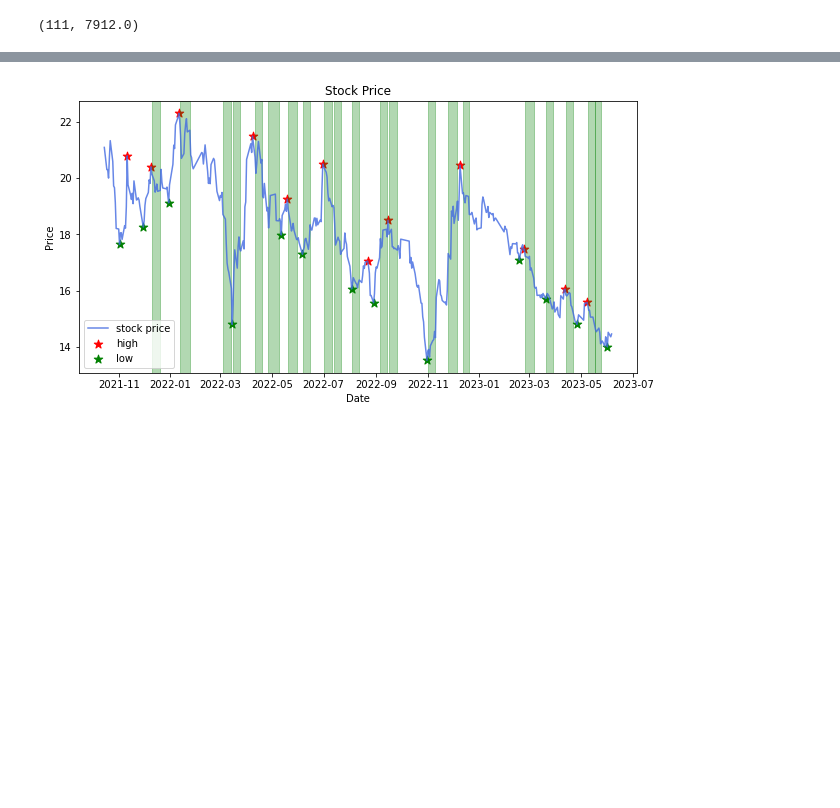
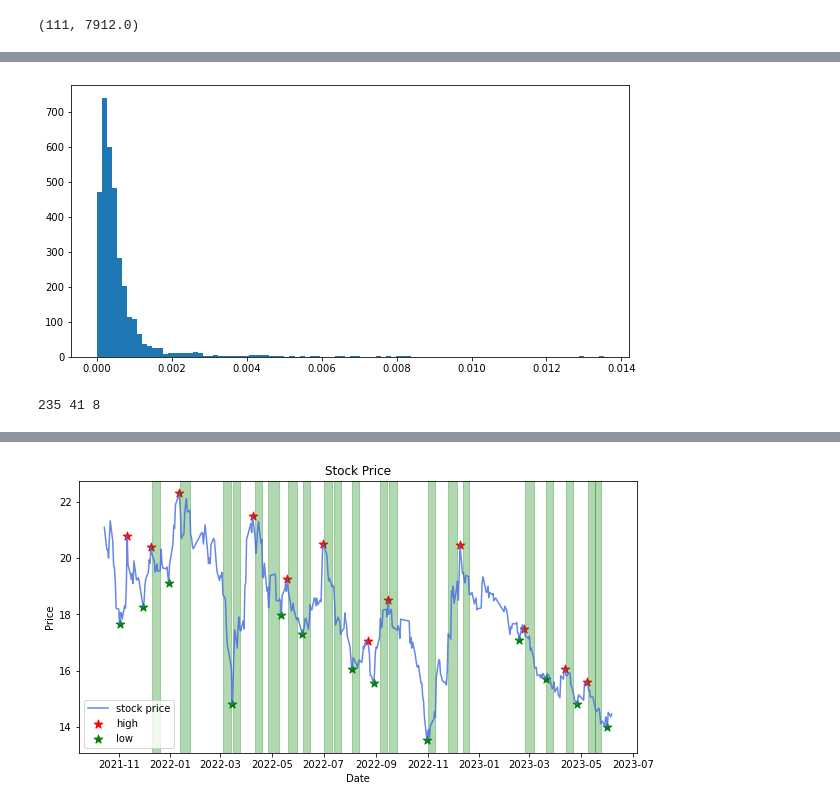
Before and after one commit to QsbpGroup/quant-stat-baby-project, a Jupyter notebook: 1.ipynb, the cells around one changed output, grey strips where cells are left out. Cells and saved outputs as stored; diff of their text form; code cells hidden in the pictures; blank space fills up the shorter version.

```diff
--- a/1.ipynb
+++ b/1.ipynb
@@ -38,5 +0,0 @@ display(df2)
-# %%
-import sys
-import talib
-for i in sys.path:
-    print(i)
@@ -141 +28,30 @@ Current file path is /Users/kai/Desktop/qs/data_csv_distinct_0606/000002.SZ.csv
 当前参数组合: max_len_of_window = 40, min_len_of_window = 5, gamma = 0.4
+# %%
+# 展示high_freq_ratio_list的分位数
+import numpy as np
+import pandas as pd
+import matplotlib.pyplot as plt
+plt.hist(high_freq_ratio_list, bins=100)
+plt.show()
+# 把return按照return['interval']分为0-10, 10-40, >40三组
+result_10 = []
+result_40 = []
+result_100 = []
+for i in range(len(result)):
+    if result.iloc[i]['interval'] <= 10:
+        result_10.append(result.iloc[i])
+    elif result.iloc[i]['interval'] <= 40:
+        result_40.append(result.iloc[i])
+    else:
+        result_100.append(result.iloc[i])
+print(len(result_10), len(result_40), len(result_100))
+result_10 = pd.DataFrame(result_10)
+result_40 = pd.DataFrame(result_40)
+result_100 = pd.DataFrame(result_100)
+result_10 = result_10[result_10['high_freq_ratio'] < np.percentile(result_10['high_freq_ratio'], 45)]
+result_40 = result_40[result_40['high_freq_ratio'] < np.percentile(result_40['high_freq_ratio'], 75)]
+result_100 = result_100[result_100['high_freq_ratio'] < np.percentile(result_100['high_freq_ratio'], 75)]
+result_tt = pd.concat([result_10, result_40, result_100])
+# %% [output]
+[figure, added]
+235 41 8
```
Also changed, not shown: parts of 10 cells of this notebook, 1 other file.
